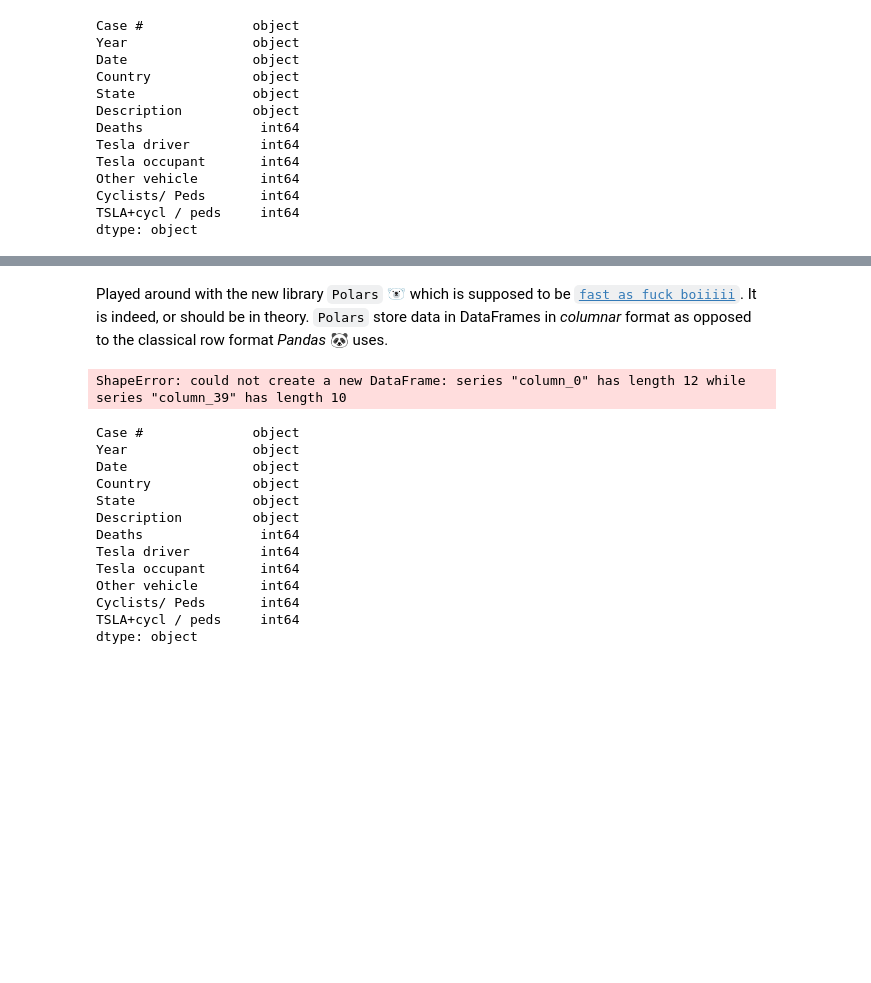
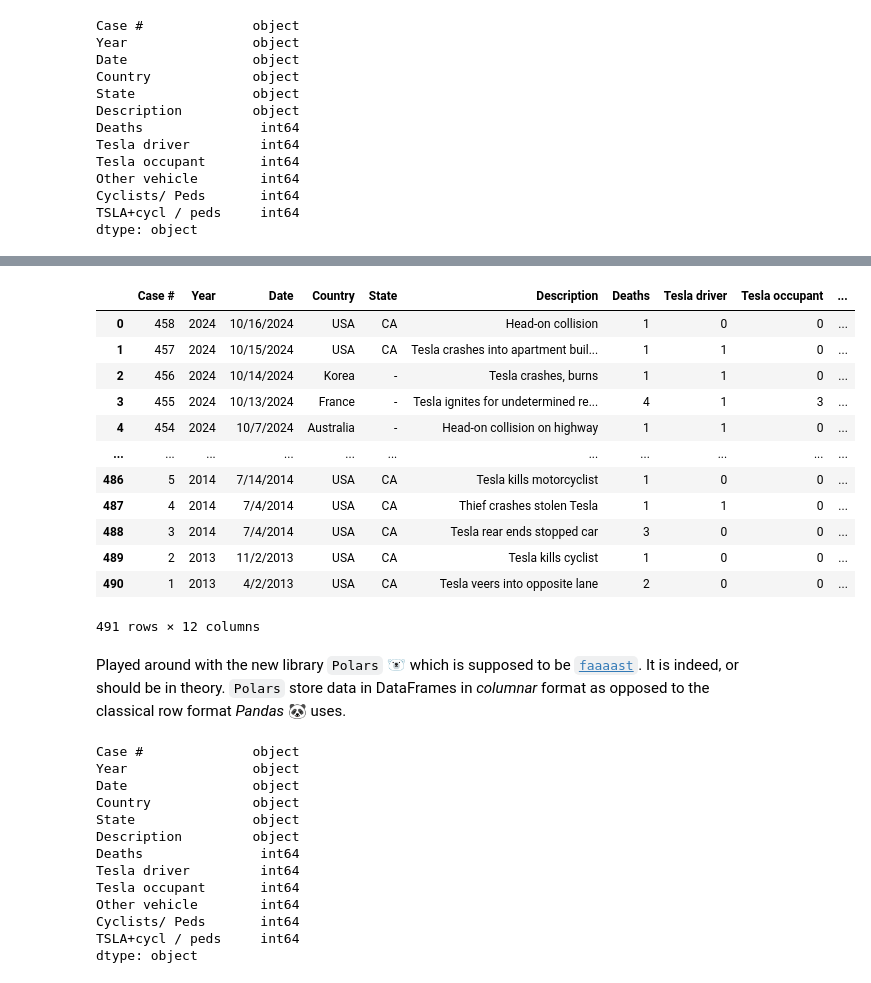
Before and after one commit to nabiladnan18/tesladeaths, a Jupyter notebook: scraper/scraper.ipynb, the cells around one changed output, grey strips where cells are left out. Drawn from its saved outputs; the diff is of its cells as text; code cells hidden in the pictures; blank space fills up the shorter version.

```diff
--- a/scraper/scraper.ipynb
+++ b/scraper/scraper.ipynb
@@ -107,12 +125,29 @@ df.head()
+# %%
+cutoff_point = df[df["Case #"] == "1"].index.values[0] + 1
+# %%
+df = df.iloc[:cutoff_point]
+df
+# %% [output]
+|  | Case # | Year | Date | Country | State | Description | Deaths | Tesla driver | Tesla occupant | ... |
+| 0 | 458 | 2024 | 10/16/2024 | USA | CA | Head-on collision | 1 | 0 | 0 | ... |
+| 1 | 457 | 2024 | 10/15/2024 | USA | CA | Tesla crashes into apartment buil... | 1 | 1 | 0 | ... |
+| 2 | 456 | 2024 | 10/14/2024 | Korea | - | Tesla crashes, burns | 1 | 1 | 0 | ... |
+| 3 | 455 | 2024 | 10/13/2024 | France | - | Tesla ignites for undetermined re... | 4 | 1 | 3 | ... |
+| 4 | 454 | 2024 | 10/7/2024 | Australia | - | Head-on collision on highway | 1 | 1 | 0 | ... |
+| ... | ... | ... | ... | ... | ... | ... | ... | ... | ... | ... |
+| 486 | 5 | 2014 | 7/14/2014 | USA | CA | Tesla kills motorcyclist | 1 | 0 | 0 | ... |
+| 487 | 4 | 2014 | 7/4/2014 | USA | CA | Thief crashes stolen Tesla | 1 | 1 | 0 | ... |
+| 488 | 3 | 2014 | 7/4/2014 | USA | CA | Tesla rear ends stopped car | 3 | 0 | 0 | ... |
+| 489 | 2 | 2013 | 11/2/2013 | USA | CA | Tesla kills cyclist | 1 | 0 | 0 | ... |
+| 490 | 1 | 2013 | 4/2/2013 | USA | CA | Tesla veers into opposite lane | 2 | 0 | 0 | ... |
+491 rows × 12 columns
 # %% [markdown]
-Played around with the new library `Polars` 🐻‍❄️ which is supposed to be [`fast as fuck boiiiii`](https://www.youtube.com/shorts/6E7ZGCfruaw). It is indeed, or should be in theory. `Polars` store data in DataFrames in _columnar_ format as opposed to the classical row format _Pandas_ 🐼 uses.
+Played around with the new library `Polars` 🐻‍❄️ which is supposed to be [`faaaast`](https://www.youtube.com/shorts/6E7ZGCfruaw). It is indeed, or should be in theory. `Polars` store data in DataFrames in _columnar_ format as opposed to the classical row format _Pandas_ 🐼 uses.
 # %%
-import polars as pl
+# import polars as pl
 
-pl_rows = pl.DataFrame(rows)
-pl_rows
+# pl_rows = pl.DataFrame(rows)
+# pl_rows
-# %% [output]
-ShapeError: could not create a new DataFrame: series "column_0" has length 12 while series "column_39" has length 10
 # %%
 df.dtypes
 # %% [output]
```
Also changed, not shown: parts of 11 cells of this notebook, 3 other files.
